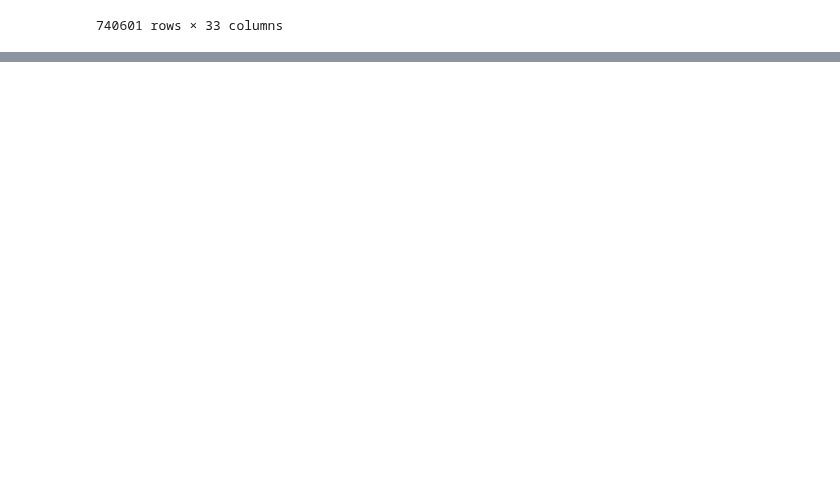
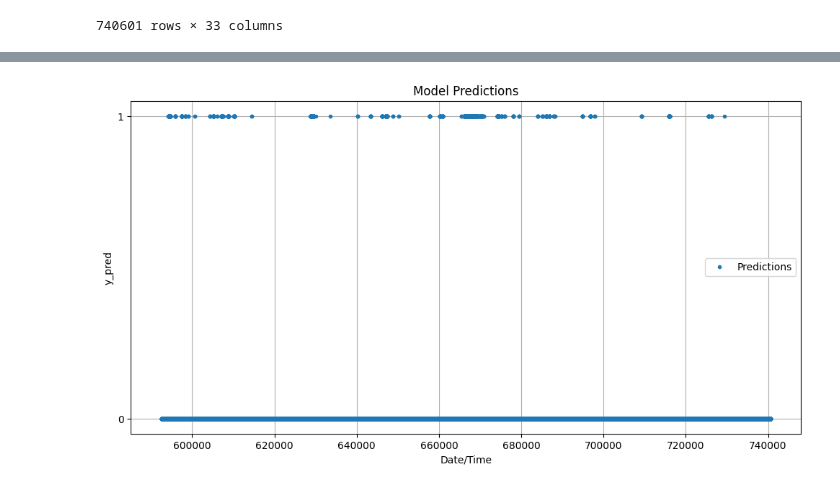
Before and after one commit to pixcelo/learning-model, a Jupyter notebook: train/train_base.ipynb, the cells around one changed output, grey strips where cells are left out. Saved outputs shown, nothing was run; the diff lists cells and outputs as text; code cells hidden in the pictures; blank space fills up the shorter version.

Commit message:
mod backtest

```diff
--- a/train/train_base.ipynb
+++ b/train/train_base.ipynb
@@ -124,9 +222,9 @@ See the caveats in the documentation: https://pandas.pydata.org/pandas-docs/stab
 # %%
-model, evals_result = train_and_evaluate(train_df)
+import os
 
-# model_path = os.path.join("model", "5m_model.pkl")
-# with open(model_path, "wb") as f:
-#     pickle.dump(model, f)
+model_path = os.path.join("../model", "15m_model.pkl")
+with open(model_path, "wb") as f:
+    pickle.dump(model, f)
 
-# print(f"Model saved to {model_path}")
+print(f"Model saved to {model_path}")
 # %% [output]
@@ -227,0 +381,13 @@ Mean accuracy: 0.9948690251147718
+# %%
+# After the backtest loop, plot y_pred
+plt.figure(figsize=(12, 6))
+plt.plot(test_df.index, y_pred_list, label='Predictions', marker='o', linestyle='', markersize=3)
+plt.title('Model Predictions')
+plt.ylabel('y_pred')
+plt.xlabel('Date/Time')
+plt.yticks([0, 1])  # y-axis only shows values 0 and 1
+plt.legend()
+plt.grid(True)
+plt.show()
+# %% [output]
+[figure, added]
```
Also changed, not shown: parts of 5 cells of this notebook.
